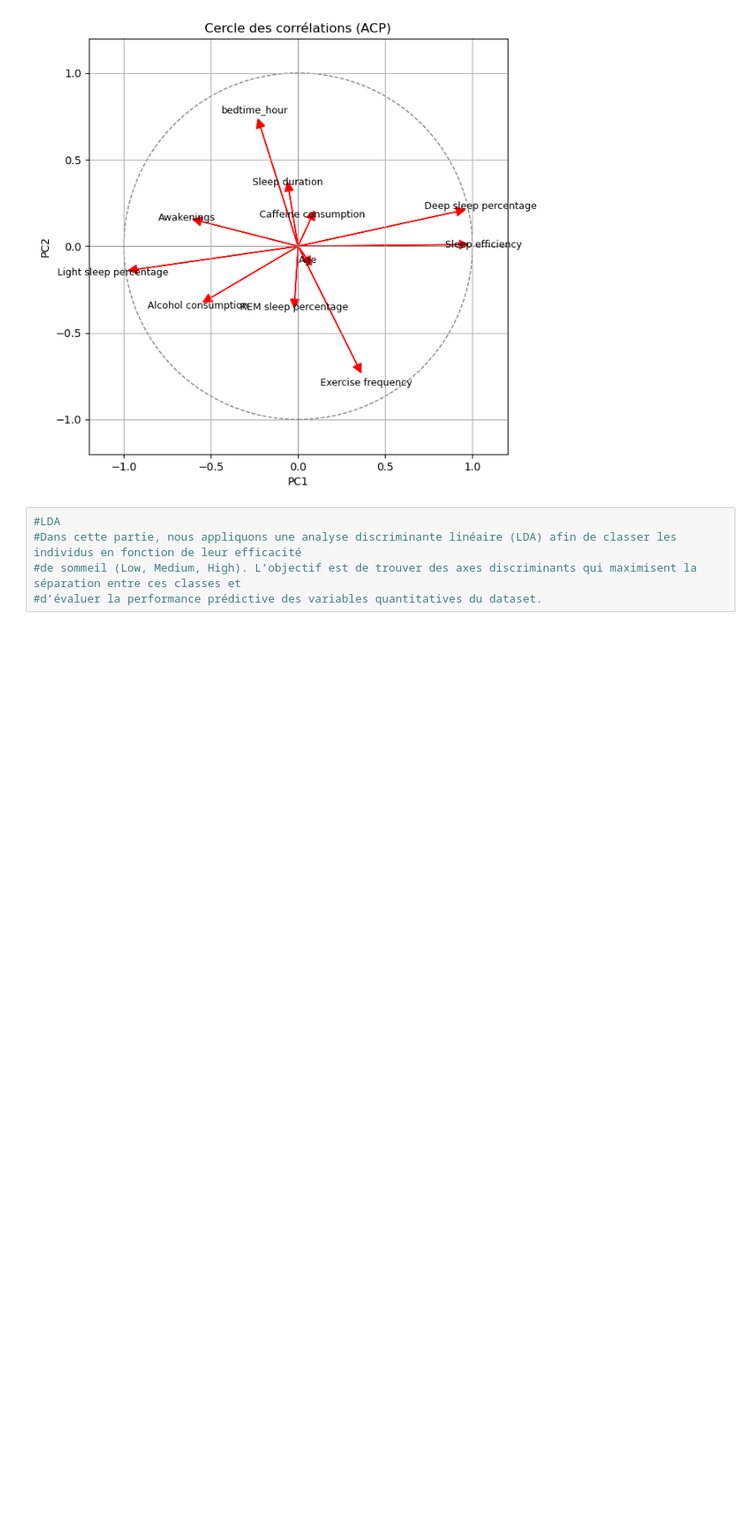
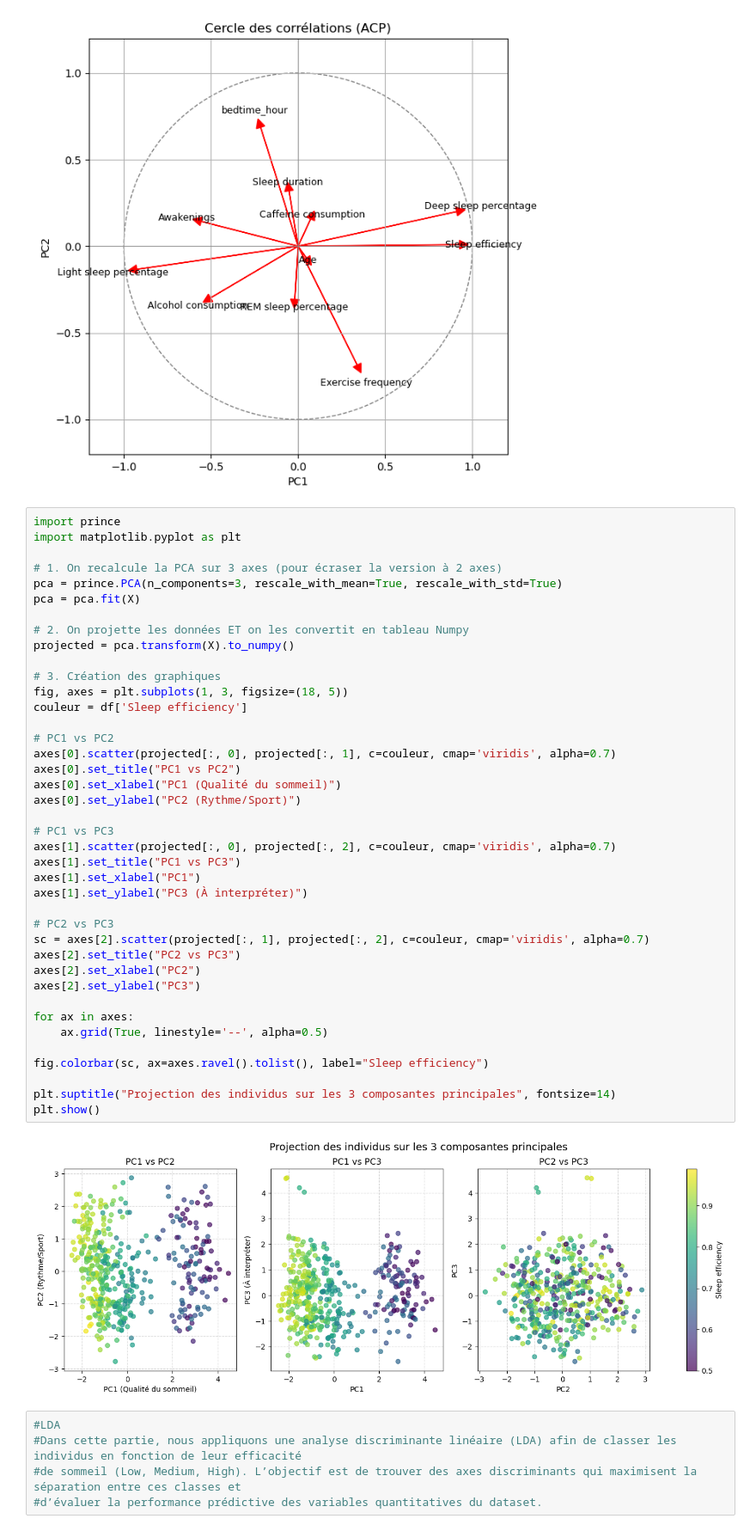
Before and after one commit to AhmedBousbih/Projet-analyse-de-donn-es, a Jupyter notebook: Projet_Analyse_de_données.ipynb, the cells around one changed output. Shown at 86% size. Cells and saved outputs as stored; diff of their text form; blank space fills up the shorter version.

```diff
--- a/Projet_Analyse_de_données.ipynb
+++ b/Projet_Analyse_de_données.ipynb
@@ -477,6 +488,48 @@ plt.grid(True)
 plt.show()
 # %% [output]
 [figure]
+# %%
+import prince
+import matplotlib.pyplot as plt
+
+# 1. On recalcule la PCA sur 3 axes (pour écraser la version à 2 axes)
+pca = prince.PCA(n_components=3, rescale_with_mean=True, rescale_with_std=True)
+pca = pca.fit(X)
+
+# 2. On projette les données ET on les convertit en tableau Numpy
+projected = pca.transform(X).to_numpy()
+
+# 3. Création des graphiques
+fig, axes = plt.subplots(1, 3, figsize=(18, 5))
+couleur = df['Sleep efficiency']
+
+# PC1 vs PC2
+axes[0].scatter(projected[:, 0], projected[:, 1], c=couleur, cmap='viridis', alpha=0.7)
+axes[0].set_title("PC1 vs PC2")
+axes[0].set_xlabel("PC1 (Qualité du sommeil)")
+axes[0].set_ylabel("PC2 (Rythme/Sport)")
+
+# PC1 vs PC3
+axes[1].scatter(projected[:, 0], projected[:, 2], c=couleur, cmap='viridis', alpha=0.7)
+axes[1].set_title("PC1 vs PC3")
+axes[1].set_xlabel("PC1")
+axes[1].set_ylabel("PC3 (À interpréter)")
+
+# PC2 vs PC3
+sc = axes[2].scatter(projected[:, 1], projected[:, 2], c=couleur, cmap='viridis', alpha=0.7)
+axes[2].set_title("PC2 vs PC3")
+axes[2].set_xlabel("PC2")
+axes[2].set_ylabel("PC3")
+
+for ax in axes:
+    ax.grid(True, linestyle='--', alpha=0.5)
+
+fig.colorbar(sc, ax=axes.ravel().tolist(), label="Sleep efficiency")
+
+plt.suptitle("Projection des individus sur les 3 composantes principales", fontsize=14)
+plt.show()
+# %% [output]
+[figure, added]
 # %%
 #LDA
 #Dans cette partie, nous appliquons une analyse discriminante linéaire (LDA) afin de classer les individus en fonction de leur efficacité
```
Also changed, not shown: parts of 4 cells of this notebook.
